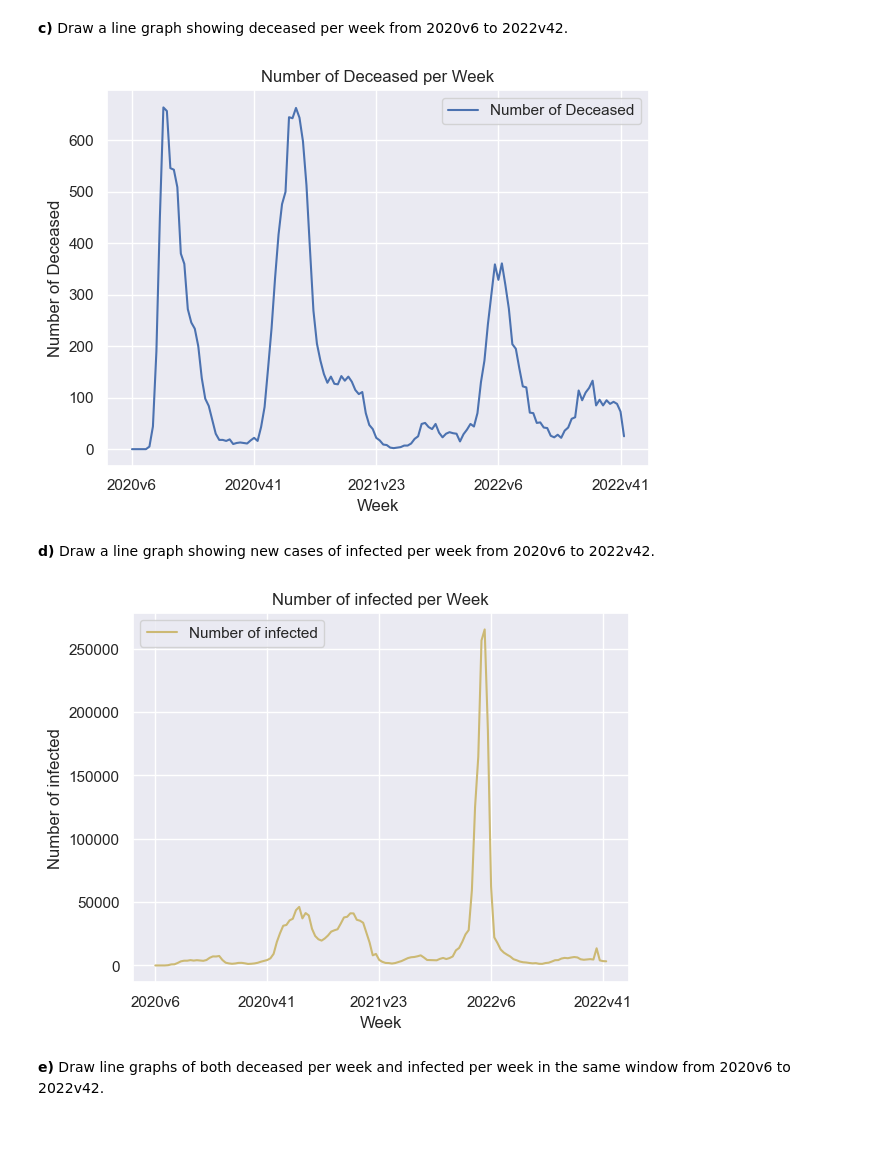
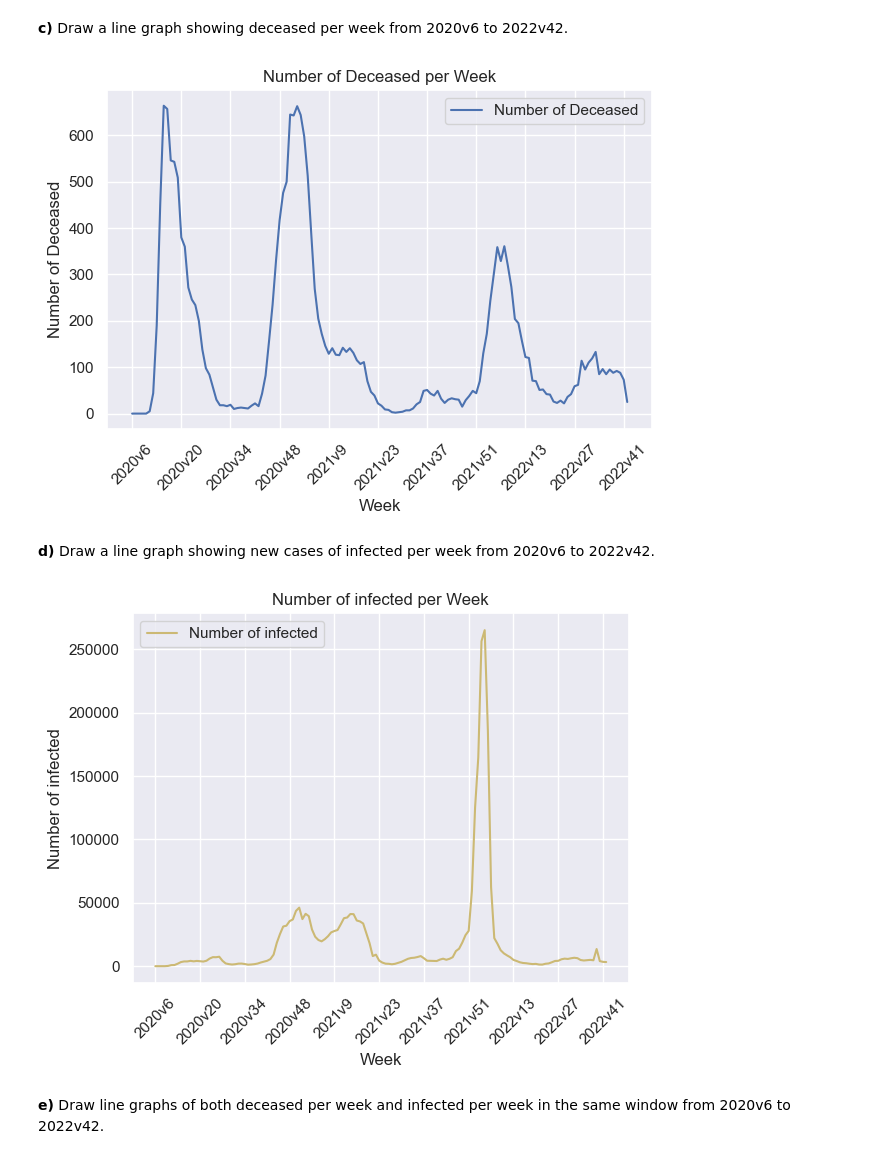
Before and after one commit to DeerBay/Data-Processing-Julia-Sjoholm, a Jupyter notebook: Lab/Exercise01.ipynb, the cells around one changed output. Cells and saved outputs as stored; diff of their text form; code cells hidden in the pictures; blank space fills up the shorter version.

```diff
--- a/Lab/Exercise01.ipynb
+++ b/Lab/Exercise01.ipynb
@@ -141,7 +141,7 @@ sns.set_theme(style="darkgrid")
 sns.lineplot(data=df, x='Vecka', y='Antal_avlidna_vecka', color='b', label='Number of Deceased')
 
 # Choose the number of x ticks to display
-plt.xticks(df['Vecka'][::35])
+plt.xticks(df['Vecka'][::14], rotation=45)
 
 # Set plot title and labels
 plt.title('Number of Deceased per Week')
@@ -155,24 +155,24 @@ plt.legend()
 plt.tight_layout()
 plt.show()
 # %% [output]
-[figure, old version]
+[figure, new version]
 # %% [markdown]
 **d)** Draw a line graph showing new cases of infected per week from 2020v6 to 2022v42.
 # %%
 # Create a line plot with Seaborn
 sns.lineplot(data=df, x='Vecka', y='Antal_fall_vecka', color='y', label='Number of infected')
 
 # Choose the number of x ticks to display
-plt.xticks(df['Vecka'][::35])
+plt.xticks(df['Vecka'][::14], rotation=45)
 
 plt.title('Number of infected per Week')
 plt.xlabel('Week')
 plt.ylabel('Number of infected')
 
 plt.legend()
 plt.show()
 # %% [output]
-[figure, old version]
+[figure, new version]
 # %% [markdown]
 **e)** Draw line graphs of both deceased per week and infected per week in the same window from 2020v6 to 2022v42.
 # %%
```
Also changed, not shown: parts of 1 cell of this notebook.
